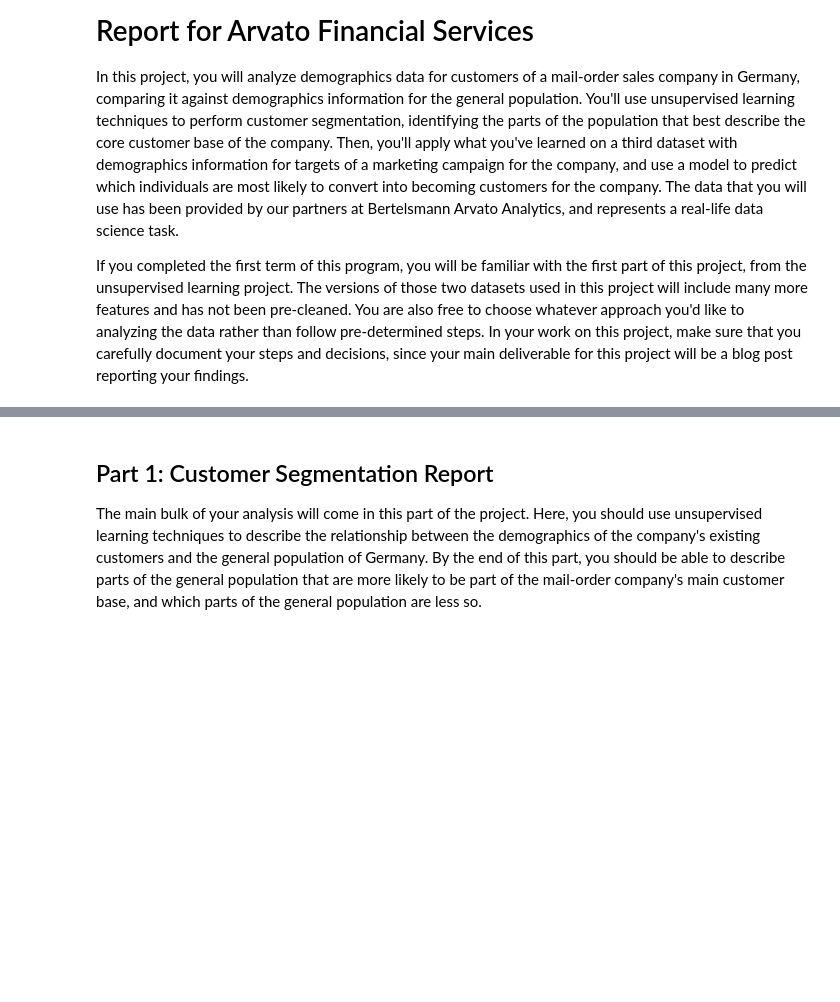
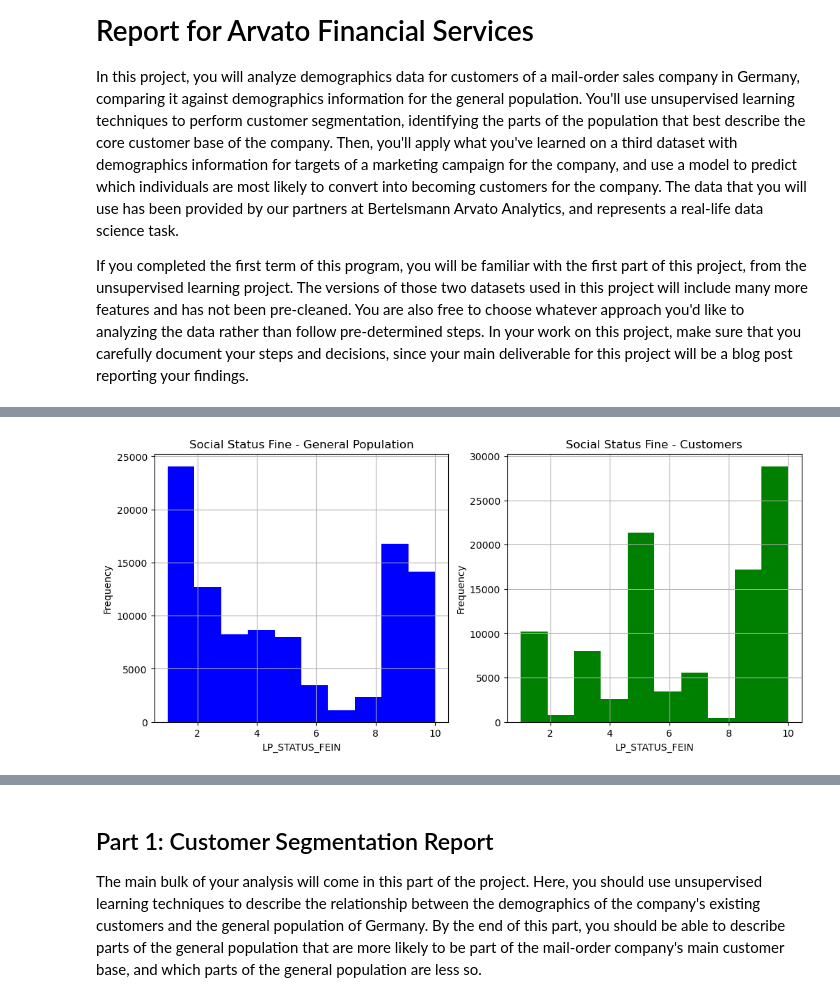
Before and after one commit to djarrin/arvato-ml-captstone, a Jupyter notebook: project_workbook.ipynb, the cells around one changed output, grey strips where cells are left out. Cells and saved outputs as stored; diff of their text form; code cells hidden in the pictures; blank space fills up the shorter version.

```diff
--- a/project_workbook.ipynb
+++ b/project_workbook.ipynb
@@ -37,0 +106,16 @@ You'll notice when the data is loaded in that a warning message will immediately
+# %%
+fig, (ax1, ax2) = plt.subplots(1, 2, figsize=(12, 5))
+
+gen_pop_sample['LP_STATUS_FEIN'].hist(ax=ax1, color='blue')
+ax1.set_title('Social Status Fine - General Population')
+ax1.set_xlabel('LP_STATUS_FEIN')
+ax1.set_ylabel('Frequency')
+
+
+customer_sample['LP_STATUS_FEIN'].hist(ax=ax2, color='green')
+ax2.set_title('Social Status Fine - Customers')
+ax2.set_xlabel('LP_STATUS_FEIN')
+ax2.set_ylabel('Frequency')
+plt.savefig('visualizations/social-status-fine.png')
+# %% [output]
+[figure, added]
```
Also changed, not shown: parts of 10 cells of this notebook, 5 other files.
